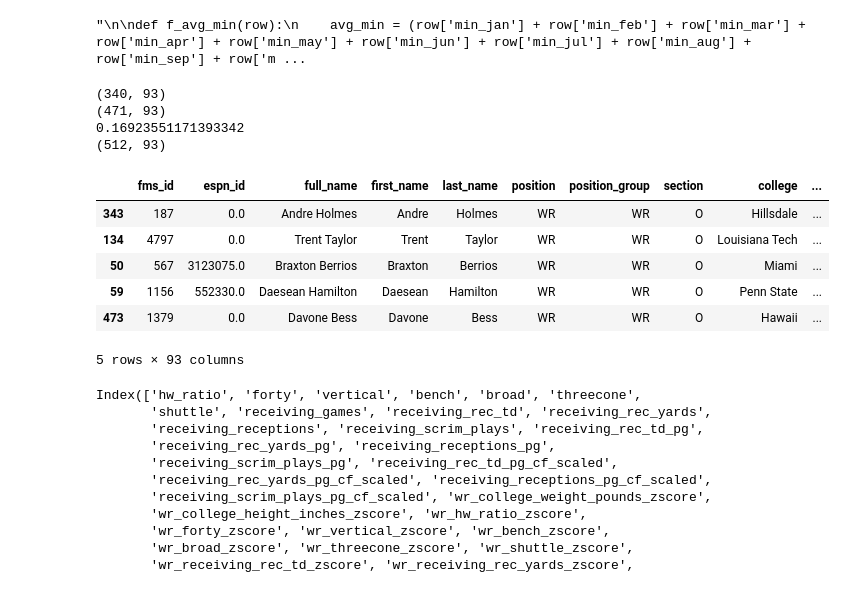
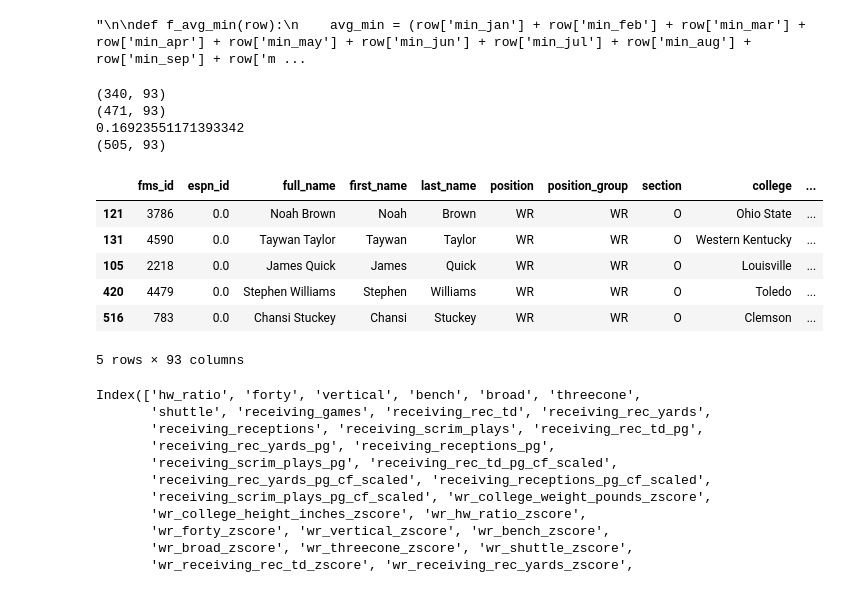
Before and after one commit to mmcelhan/nfl_capstone, a Jupyter notebook: ML/WRML_Model_PROD.ipynb, the cells around one changed output. Saved outputs shown, nothing was run; the diff lists cells and outputs as text; code cells hidden in the pictures.

```diff
--- a/ML/WRML_Model_PROD.ipynb
+++ b/ML/WRML_Model_PROD.ipynb
@@ -233,43 +233,43 @@ dataset['avg_max'] = dataset.apply(f_avg_max, axis=1)
 # %% [output]
 "\n\ndef f_avg_min(row):\n    avg_min = (row['min_jan'] + row['min_feb'] + row['min_mar'] + row['min_apr'] + row['min_may'] + row['min_jun'] + row['min_jul'] + row['min_aug'] + row['min_sep'] + row['m ...
 # %%
-####REMOVE ALL NO MADDEN SCORES thru 2014 and keep all NO MADDEN SCORES 2015 forward
+####REMOVE ALL NO MADDEN SCORES thru 2016 and keep all NO MADDEN SCORES 2015 forward
 #determine % of no madden scores wanted
 no_madden_percentage = .25
 
 no_madden_df = dataset.loc[dataset['madden_cat'] == 40]
 madden_df = dataset.loc[dataset['madden_cat'] != 40]
 
 print(no_madden_df.shape)
 print(madden_df.shape)
 
 current_no_madden_percentage = no_madden_df.shape[0] / dataset.shape[0] - no_madden_percentage
 print(current_no_madden_percentage)
 
 for x in set(dataset['draft_year'].values):
-    if x in [2015, 2016, 2017, 2018, 2019]:
+    if x in [2017, 2018, 2019]:
         year_df = no_madden_df.loc[dataset['draft_year'] == x]
         madden_df = madden_df.append(year_df)
 
 
 dataset = madden_df
 print(dataset.shape)
 dataset.head()
 dataset = shuffle(dataset)
 dataset.head()
 
 #https://stackoverflow.com/questions/28556942/pandas-remove-rows-at-random-without-shuffling-dataset
 # %% [output]
 (340, 93)
 (471, 93)
 0.16923551171393342
-(512, 93)
+(505, 93)
 |  | fms_id | espn_id | full_name | first_name | last_name | position | position_group | section | college | ... |
-| 343 | 187 | 0.0 | Andre Holmes | Andre | Holmes | WR | WR | O | Hillsdale | ... |
-| 134 | 4797 | 0.0 | Trent Taylor | Trent | Taylor | WR | WR | O | Louisiana Tech | ... |
-| 50 | 567 | 3123075.0 | Braxton Berrios | Braxton | Berrios | WR | WR | O | Miami | ... |
-| 59 | 1156 | 552330.0 | Daesean Hamilton | Daesean | Hamilton | WR | WR | O | Penn State | ... |
-| 473 | 1379 | 0.0 | Davone Bess | Davone | Bess | WR | WR | O | Hawaii | ... |
+| 121 | 3786 | 0.0 | Noah Brown | Noah | Brown | WR | WR | O | Ohio State | ... |
+| 131 | 4590 | 0.0 | Taywan Taylor | Taywan | Taylor | WR | WR | O | Western Kentucky | ... |
+| 105 | 2218 | 0.0 | James Quick | James | Quick | WR | WR | O | Louisville | ... |
+| 420 | 4479 | 0.0 | Stephen Williams | Stephen | Williams | WR | WR | O | Toledo | ... |
+| 516 | 783 | 0.0 | Chansi Stuckey | Chansi | Stuckey | WR | WR | O | Clemson | ... |
 5 rows × 93 columns
 # %%
 dataset.columns[20:]
```
Also changed, not shown: parts of 10 cells of this notebook, 1 other file.
